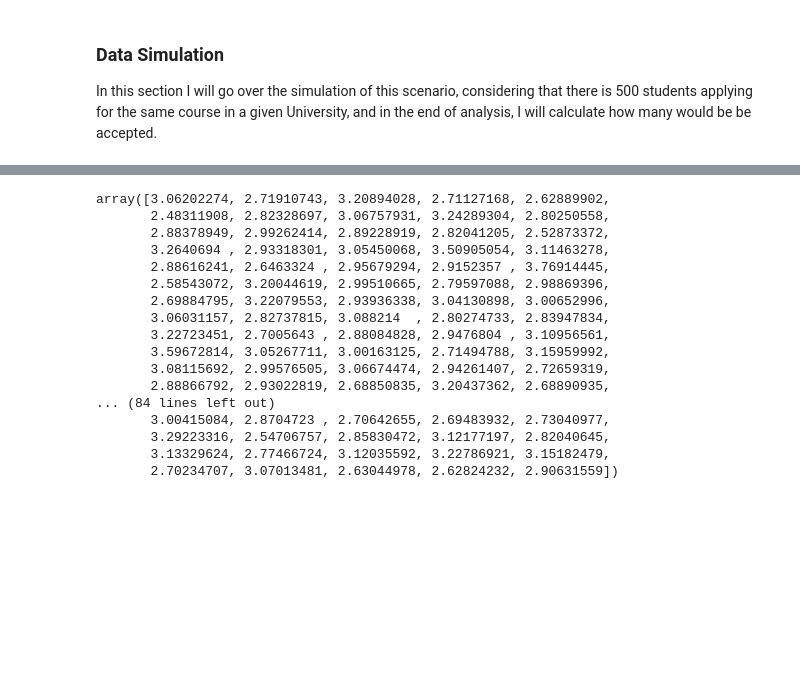
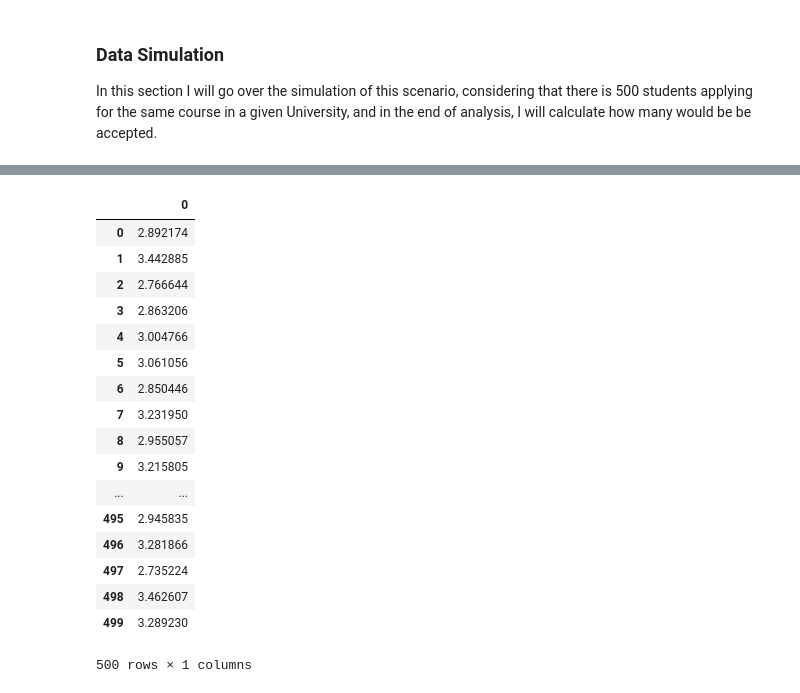
Before and after one commit to strokk/np-random-project, a Jupyter notebook: Numpy.random Project.ipynb, the cells around one changed output, grey strips where cells are left out. Cells and saved outputs as stored; diff of their text form; code cells hidden in the pictures; blank space fills up the shorter version.

```diff
--- a/Numpy.random Project.ipynb
+++ b/Numpy.random Project.ipynb
@@ -88,22 +99,28 @@ array([ 677.42035543, 1037.93221106, 1119.57413856,  710.55233324,
 # %%
 # Create data for academic performance
 gpa = np.random.normal(3.0, 0.25, 500)
 gpa
+
+#save list to a csv file
+gpa_df = pd.DataFrame(gpa)
+gpa_df.to_csv("gpa_df.csv", header=['GPA'])
+gpa_df
 # %% [output]
+|  | 0 |
+| 0 | 2.892174 |
+| 1 | 3.442885 |
+| 2 | 2.766644 |
+| 3 | 2.863206 |
+| 4 | 3.004766 |
+| 5 | 3.061056 |
+| 6 | 2.850446 |
+| 7 | 3.231950 |
+| 8 | 2.955057 |
+| 9 | 3.215805 |
+| ... | ... |
+| 495 | 2.945835 |
+| 496 | 3.281866 |
+| 497 | 2.735224 |
+| 498 | 3.462607 |
+| 499 | 3.289230 |
-array([3.06202274, 2.71910743, 3.20894028, 2.71127168, 2.62889902,
-       2.48311908, 2.82328697, 3.06757931, 3.24289304, 2.80250558,
-       2.88378949, 2.99262414, 2.89228919, 2.82041205, 2.52873372,
-       3.2640694 , 2.93318301, 3.05450068, 3.50905054, 3.11463278,
-       2.88616241, 2.6463324 , 2.95679294, 2.9152357 , 3.76914445,
-       2.58543072, 3.20044619, 2.99510665, 2.79597088, 2.98869396,
-       2.69884795, 3.22079553, 2.93936338, 3.04130898, 3.00652996,
-       3.06031157, 2.82737815, 3.088214  , 2.80274733, 2.83947834,
-       3.22723451, 2.7005643 , 2.88084828, 2.9476804 , 3.10956561,
-       3.59672814, 3.05267711, 3.00163125, 2.71494788, 3.15959992,
-       3.08115692, 2.99576505, 3.06674474, 2.94261407, 2.72659319,
-       2.88866792, 2.93022819, 2.68850835, 3.20437362, 2.68890935,
-... (84 lines left out)
-       3.00415084, 2.8704723 , 2.70642655, 2.69483932, 2.73040977,
-       3.29223316, 2.54706757, 2.85830472, 3.12177197, 2.82040645,
-       3.13329624, 2.77466724, 3.12035592, 3.22786921, 3.15182479,
-       2.70234707, 3.07013481, 2.63044978, 2.62824232, 2.90631559])
+500 rows × 1 columns
```
Also changed, not shown: parts of 8 cells of this notebook, 4 other files.
